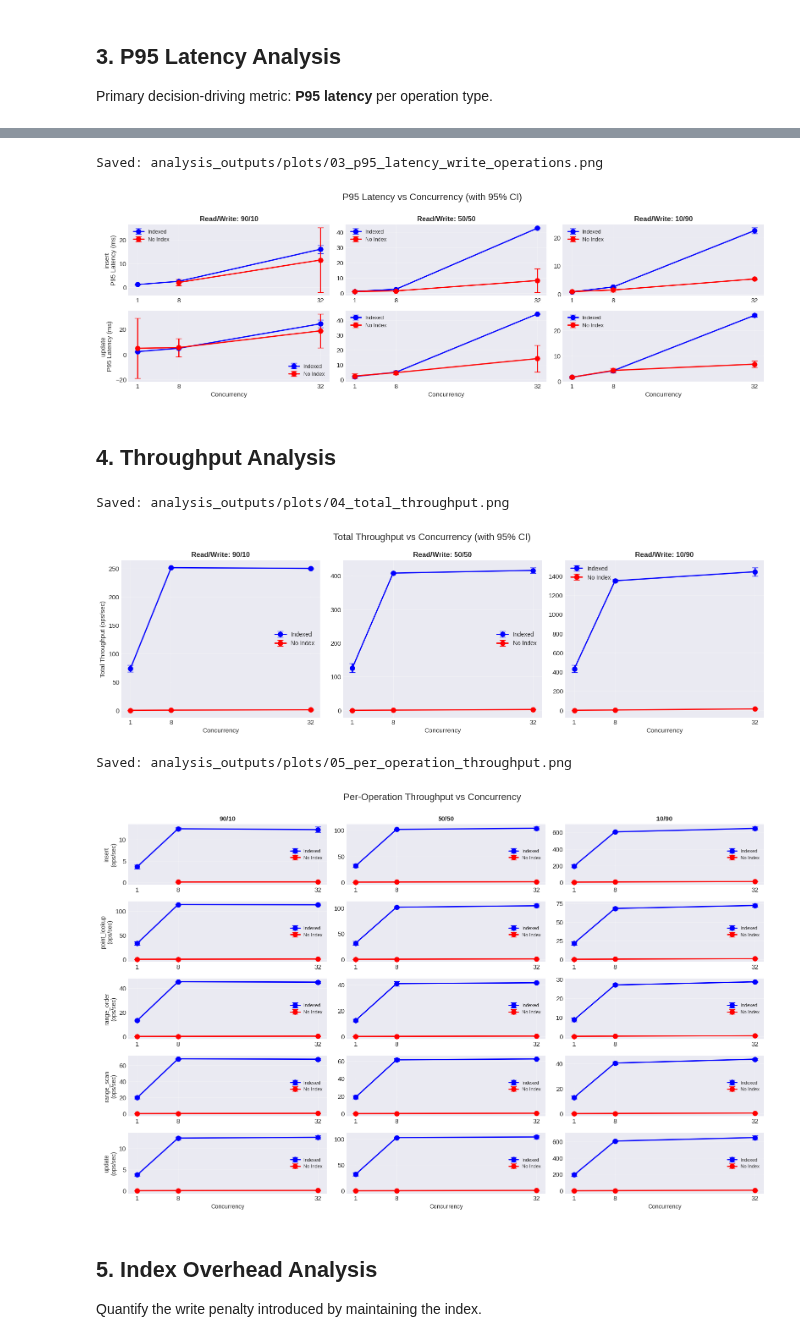
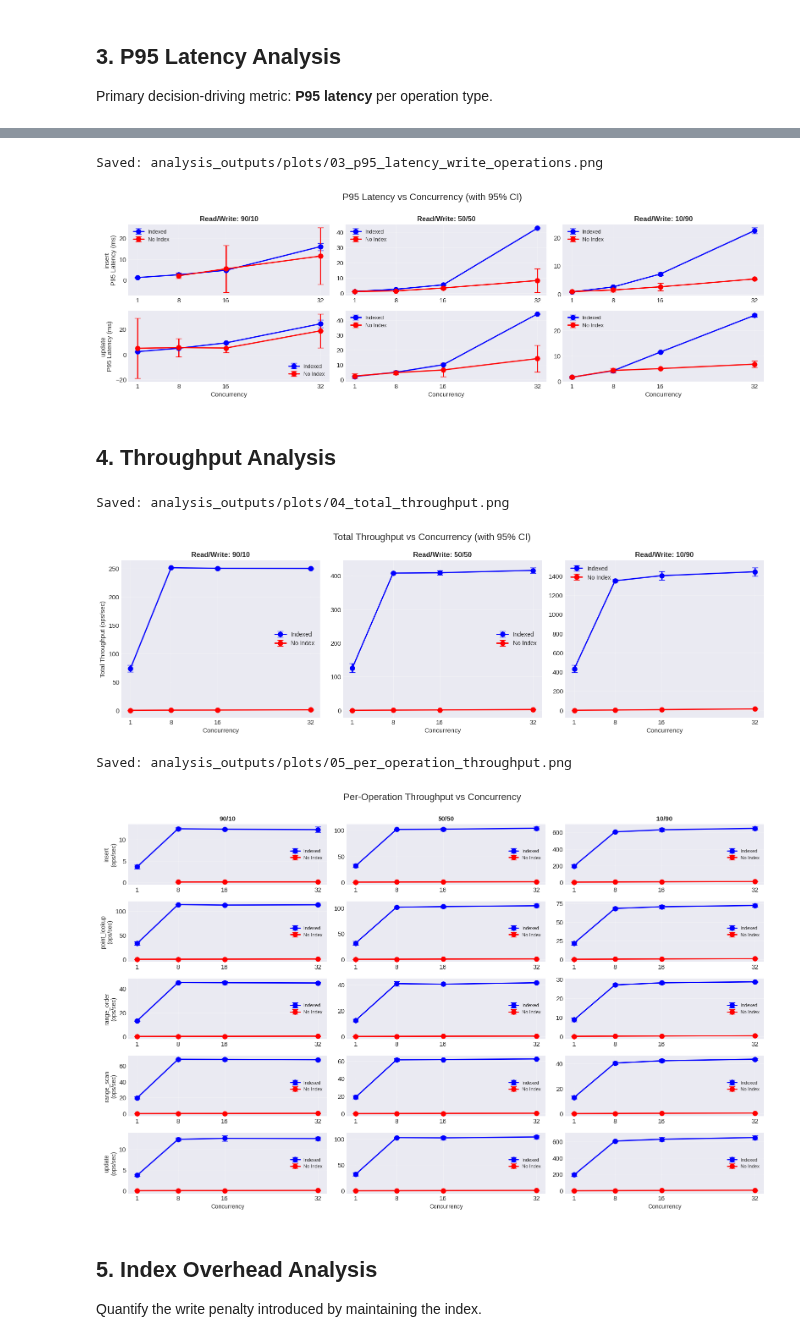
Before and after one commit to lemasc/ait-nao-docker, a Jupyter notebook: db_readwrite/analysis.ipynb, the cells around one changed output, grey strips where cells are left out. Saved outputs shown, nothing was run; the diff lists cells and outputs as text; code cells hidden in the pictures.

```diff
--- a/db_readwrite/analysis.ipynb
+++ b/db_readwrite/analysis.ipynb
@@ -325,7 +325,7 @@ def plot_p95_latency_by_ratio(stats_df, operation_filter=None, figsize=(16, 10))
             if op_idx == len(operations) - 1:
                 ax.set_xlabel('Concurrency', fontsize=11)
 
-            ax.set_xticks([1, 8, 32])
+            ax.set_xticks([1, 8, 16, 32])
             ax.grid(True, alpha=0.3)
             ax.legend(loc='best', fontsize=9)
 
@@ -369,7 +369,7 @@ print(f"Saved: {PLOTS_DIR / '03_p95_latency_write_operations.png'}")
 plt.show()
 # %% [output]
 Saved: analysis_outputs/plots/03_p95_latency_write_operations.png
-[figure, old version]
+[figure, new version]
 # %% [markdown]
 ## 4. Throughput Analysis
 # %%
@@ -415,7 +415,7 @@ def plot_throughput_by_ratio(stats_df, figsize=(16, 5)):
         ax.set_xlabel('Concurrency', fontsize=11)
         if ratio_idx == 0:
             ax.set_ylabel('Total Throughput (ops/sec)', fontsize=11)
-        ax.set_xticks([1, 8, 32])
+        ax.set_xticks([1, 8, 16, 32])
         ax.grid(True, alpha=0.3)
         ax.legend(loc='best', fontsize=10)
 
@@ -428,7 +428,7 @@ print(f"Saved: {PLOTS_DIR / '04_total_throughput.png'}")
 plt.show()
 # %% [output]
 Saved: analysis_outputs/plots/04_total_throughput.png
-[figure, old version]
+[figure, new version]
 # %%
 # Per-operation throughput comparison
 def plot_per_operation_throughput(stats_df, figsize=(16, 10)):
@@ -458,35 +458,35 @@ def plot_per_operation_throughput(stats_df, figsize=(16, 10)):
                         subset['concurrency'],
                         subset['ops_per_sec_mean'],
                         yerr=subset['ops_per_sec_ci_95'],
                         marker='o',
                         label=label,
                         color=color,
                         capsize=5,
                         linewidth=2,
                         markersize=8
                     )
 
             if op_idx == 0:
                 ax.set_title(f'{ratio}', fontsize=11, fontweight='bold')
             if ratio_idx == 0:
                 ax.set_ylabel(f'{operation}\n(ops/sec)', fontsize=10)
             if op_idx == len(operations) - 1:
                 ax.set_xlabel('Concurrency', fontsize=10)
 
-            ax.set_xticks([1, 8, 32])
+            ax.set_xticks([1, 8, 16, 32])
             ax.grid(True, alpha=0.3)
             ax.legend(loc='best', fontsize=8)
 
     plt.tight_layout()
     return fig
 
 fig = plot_per_operation_throughput(stats_df)
 fig.savefig(PLOTS_DIR / '05_per_operation_throughput.png', dpi=PLOTS_RESOLUTION, bbox_inches='tight')
 print(f"Saved: {PLOTS_DIR / '05_per_operation_throughput.png'}")
 plt.show()
 # %% [output]
 Saved: analysis_outputs/plots/05_per_operation_throughput.png
-[figure, old version]
+[figure, new version]
 # %% [markdown]
 ## 5. Index Overhead Analysis
 
```
Also changed, not shown: parts of 16 cells of this notebook.
